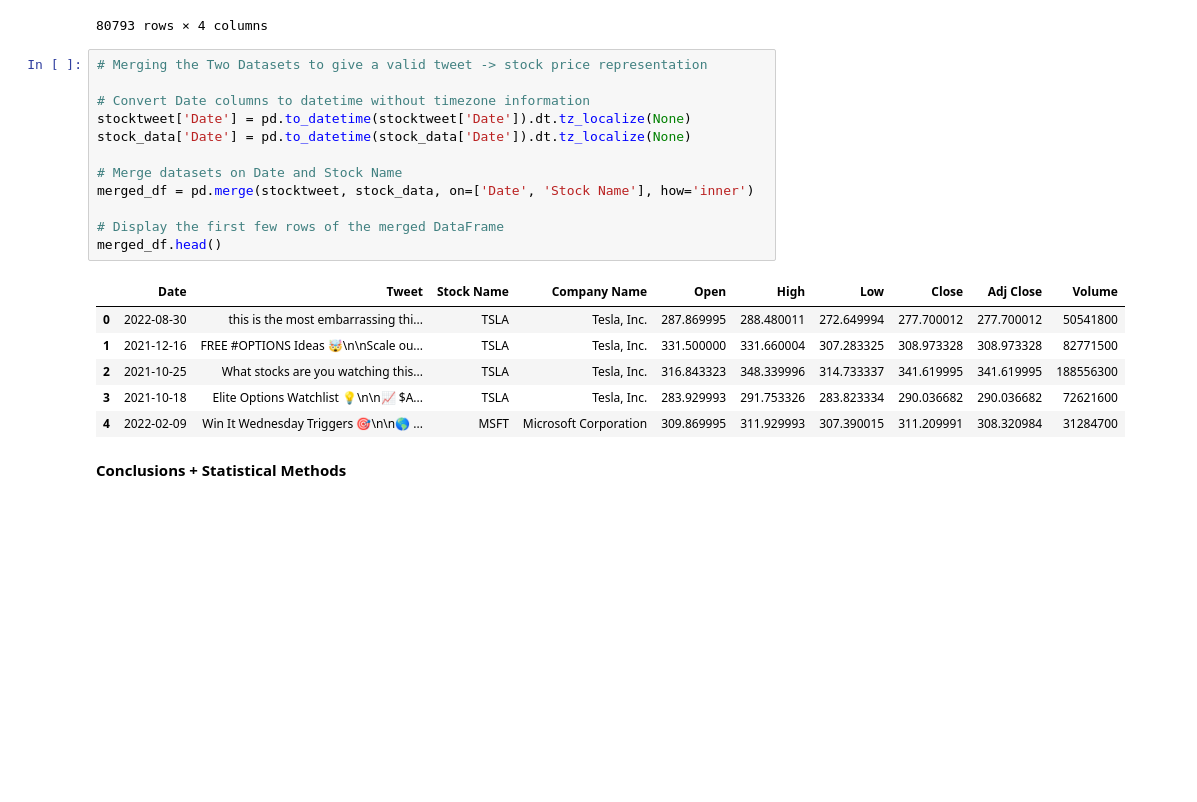
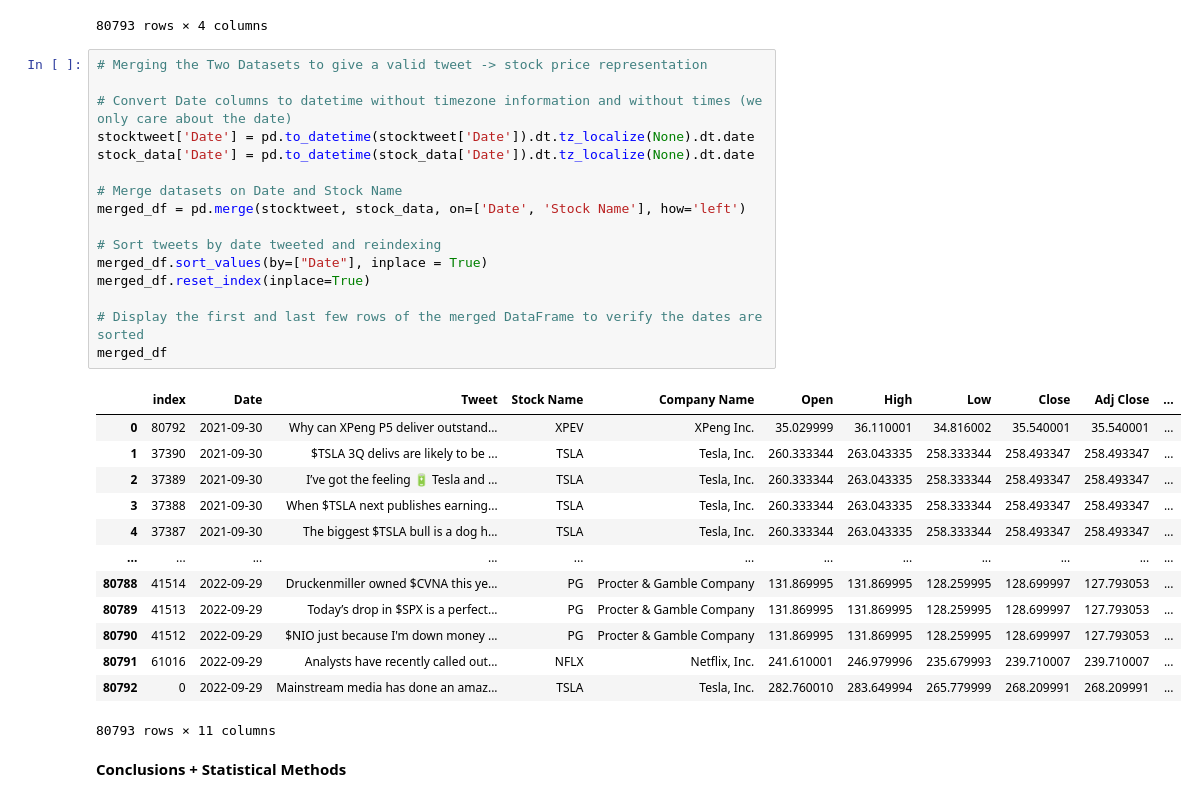
Before and after one commit to mir0codes/CMSC320SummerGroupProject, a Jupyter notebook: Checkpoint_2.ipynb, the cells around one changed output. Drawn from its saved outputs; the diff is of its cells as text; blank space fills up the shorter version.

```diff
--- a/Checkpoint_2.ipynb
+++ b/Checkpoint_2.ipynb
@@ -92,22 +92,33 @@ stocktweet
 # %%
 # Merging the Two Datasets to give a valid tweet -> stock price representation
 
-# Convert Date columns to datetime without timezone information
-stocktweet['Date'] = pd.to_datetime(stocktweet['Date']).dt.tz_localize(None)
-stock_data['Date'] = pd.to_datetime(stock_data['Date']).dt.tz_localize(None)
+# Convert Date columns to datetime without timezone information and without times (we only care about the date)
+stocktweet['Date'] = pd.to_datetime(stocktweet['Date']).dt.tz_localize(None).dt.date
+stock_data['Date'] = pd.to_datetime(stock_data['Date']).dt.tz_localize(None).dt.date
 
 # Merge datasets on Date and Stock Name
-merged_df = pd.merge(stocktweet, stock_data, on=['Date', 'Stock Name'], how='inner')
+merged_df = pd.merge(stocktweet, stock_data, on=['Date', 'Stock Name'], how='left')
 
-# Display the first few rows of the merged DataFrame
-merged_df.head()
+# Sort tweets by date tweeted and reindexing
+merged_df.sort_values(by=["Date"], inplace = True)
+merged_df.reset_index(inplace=True)
+
+# Display the first and last few rows of the merged DataFrame to verify the dates are sorted
+merged_df
 # %% [output]
-|  | Date | Tweet | Stock Name | Company Name | Open | High | Low | Close | Adj Close | Volume |
-| 0 | 2022-08-30 | this is the most embarrassing thi... | TSLA | Tesla, Inc. | 287.869995 | 288.480011 | 272.649994 | 277.700012 | 277.700012 | 50541800 |
-| 1 | 2021-12-16 | FREE #OPTIONS Ideas 🤯\n\nScale ou... | TSLA | Tesla, Inc. | 331.500000 | 331.660004 | 307.283325 | 308.973328 | 308.973328 | 82771500 |
-| 2 | 2021-10-25 | What stocks are you watching this... | TSLA | Tesla, Inc. | 316.843323 | 348.339996 | 314.733337 | 341.619995 | 341.619995 | 188556300 |
-| 3 | 2021-10-18 | Elite Options Watchlist 💡\n\n📈 $A... | TSLA | Tesla, Inc. | 283.929993 | 291.753326 | 283.823334 | 290.036682 | 290.036682 | 72621600 |
-| 4 | 2022-02-09 | Win It Wednesday Triggers 🎯\n\n🌎 ... | MSFT | Microsoft Corporation | 309.869995 | 311.929993 | 307.390015 | 311.209991 | 308.320984 | 31284700 |
+|  | index | Date | Tweet | Stock Name | Company Name | Open | High | Low | Close | Adj Close | ... |
+| 0 | 80792 | 2021-09-30 | Why can XPeng P5 deliver outstand... | XPEV | XPeng Inc. | 35.029999 | 36.110001 | 34.816002 | 35.540001 | 35.540001 | ... |
+| 1 | 37390 | 2021-09-30 | $TSLA 3Q delivs are likely to be ... | TSLA | Tesla, Inc. | 260.333344 | 263.043335 | 258.333344 | 258.493347 | 258.493347 | ... |
+| 2 | 37389 | 2021-09-30 | I’ve got the feeling 🔋 Tesla and ... | TSLA | Tesla, Inc. | 260.333344 | 263.043335 | 258.333344 | 258.493347 | 258.493347 | ... |
+| 3 | 37388 | 2021-09-30 | When $TSLA next publishes earning... | TSLA | Tesla, Inc. | 260.333344 | 263.043335 | 258.333344 | 258.493347 | 258.493347 | ... |
+| 4 | 37387 | 2021-09-30 | The biggest $TSLA bull is a dog h... | TSLA | Tesla, Inc. | 260.333344 | 263.043335 | 258.333344 | 258.493347 | 258.493347 | ... |
+| ... | ... | ... | ... | ... | ... | ... | ... | ... | ... | ... | ... |
+| 80788 | 41514 | 2022-09-29 | Druckenmiller owned $CVNA this ye... | PG | Procter & Gamble Company | 131.869995 | 131.869995 | 128.259995 | 128.699997 | 127.793053 | ... |
+| 80789 | 41513 | 2022-09-29 | Today’s drop in $SPX is a perfect... | PG | Procter & Gamble Company | 131.869995 | 131.869995 | 128.259995 | 128.699997 | 127.793053 | ... |
+| 80790 | 41512 | 2022-09-29 | $NIO just because I'm down money ... | PG | Procter & Gamble Company | 131.869995 | 131.869995 | 128.259995 | 128.699997 | 127.793053 | ... |
+| 80791 | 61016 | 2022-09-29 | Analysts have recently called out... | NFLX | Netflix, Inc. | 241.610001 | 246.979996 | 235.679993 | 239.710007 | 239.710007 | ... |
+| 80792 | 0 | 2022-09-29 | Mainstream media has done an amaz... | TSLA | Tesla, Inc. | 282.760010 | 283.649994 | 265.779999 | 268.209991 | 268.209991 | ... |
+80793 rows × 11 columns
 # %% [markdown]
 **Conclusions + Statistical Methods**
 # %%
```
Also changed, not shown: parts of 1 cell of this notebook.
